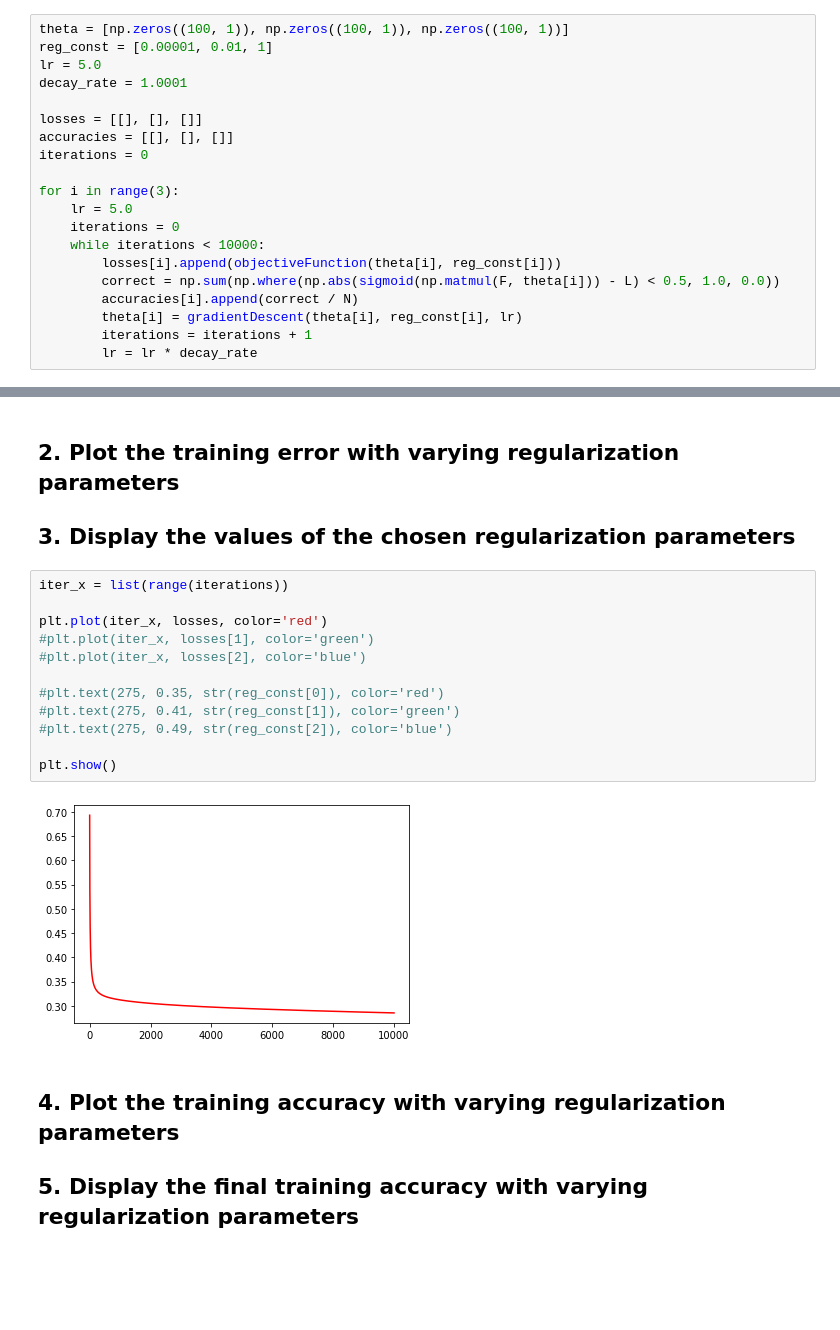
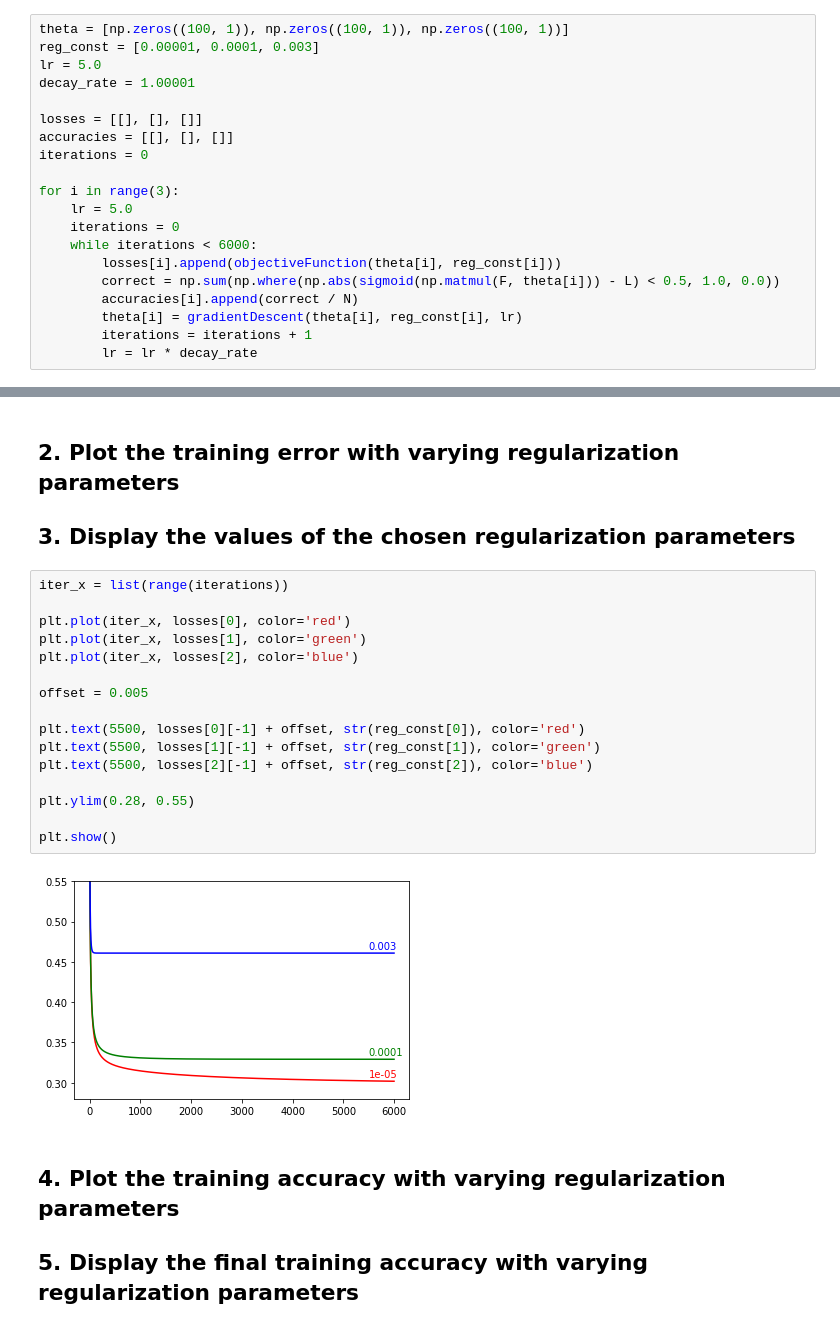
Before and after one commit to cielixer/CAU-MachineLearning2020-1st, a Jupyter notebook: Homework07/code.ipynb, the cells around one changed output, grey strips where cells are left out. Drawn from its saved outputs; the diff is of its cells as text; blank space fills up the shorter version.

```diff
--- a/Homework07/code.ipynb
+++ b/Homework07/code.ipynb
@@ -133,9 +133,9 @@ def gradientDescent(Theta, reg_const, lr):
 ## Training
 # %%
 theta = [np.zeros((100, 1)), np.zeros((100, 1)), np.zeros((100, 1))]
-reg_const = [0.00001, 0.01, 1]
+reg_const = [0.00001, 0.0001, 0.003]
 lr = 5.0
-decay_rate = 1.0001
+decay_rate = 1.00001
 
 losses = [[], [], []]
 accuracies = [[], [], []]
@@ -144,7 +144,7 @@ iterations = 0
 for i in range(3):
     lr = 5.0
     iterations = 0
-    while iterations < 10000:
+    while iterations < 6000:
         losses[i].append(objectiveFunction(theta[i], reg_const[i]))
         correct = np.sum(np.where(np.abs(sigmoid(np.matmul(F, theta[i])) - L) < 0.5, 1.0, 0.0))
         accuracies[i].append(correct / N)
@@ -176,17 +170,21 @@ plt.show()
 # %%
 iter_x = list(range(iterations))
 
-plt.plot(iter_x, losses, color='red')
-#plt.plot(iter_x, losses[1], color='green')
-#plt.plot(iter_x, losses[2], color='blue')
+plt.plot(iter_x, losses[0], color='red')
+plt.plot(iter_x, losses[1], color='green')
+plt.plot(iter_x, losses[2], color='blue')
 
-#plt.text(275, 0.35, str(reg_const[0]), color='red')
-#plt.text(275, 0.41, str(reg_const[1]), color='green')
-#plt.text(275, 0.49, str(reg_const[2]), color='blue')
+offset = 0.005
+
+plt.text(5500, losses[0][-1] + offset, str(reg_const[0]), color='red')
+plt.text(5500, losses[1][-1] + offset, str(reg_const[1]), color='green')
+plt.text(5500, losses[2][-1] + offset, str(reg_const[2]), color='blue')
+
+plt.ylim(0.28, 0.55)
 
 plt.show()
 # %% [output]
-[figure, old version]
+[figure, new version]
 # %% [markdown]
 ## 4. Plot the training accuracy with varying regularization parameters
 ## 5. Display the final training accuracy with varying regularization parameters
```
Also changed, not shown: parts of 6 cells of this notebook.
